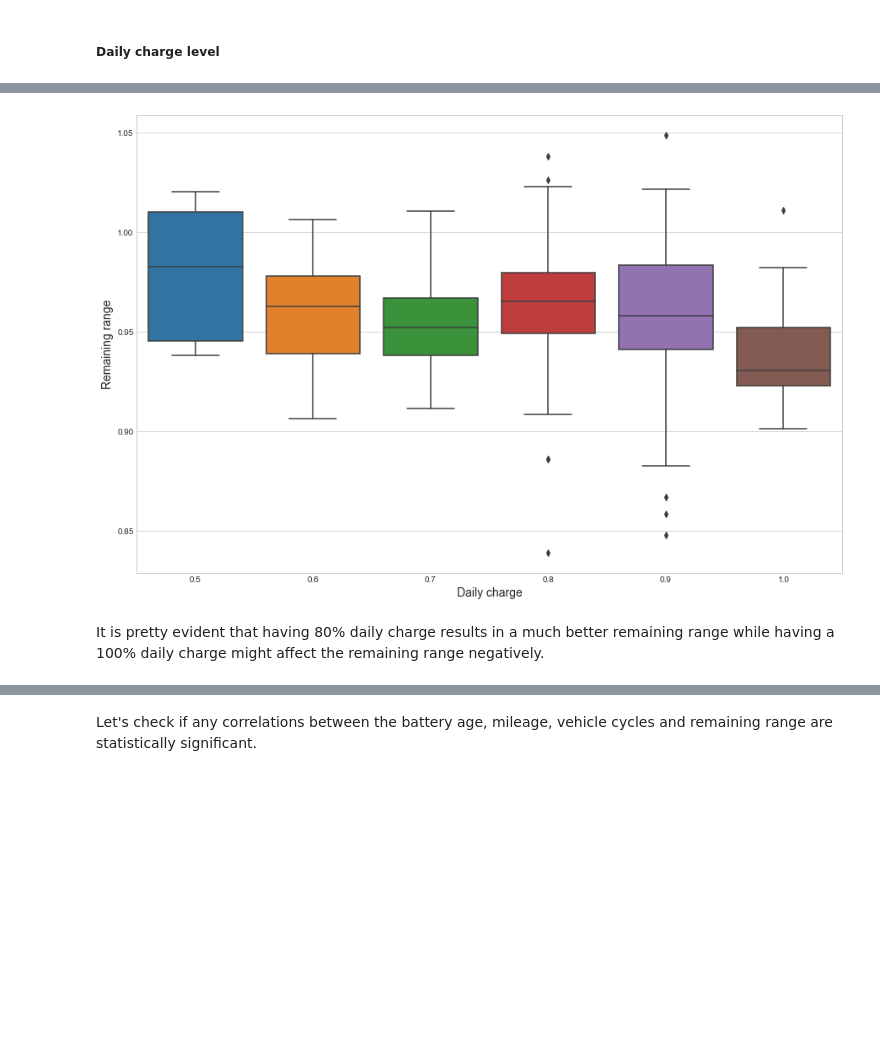
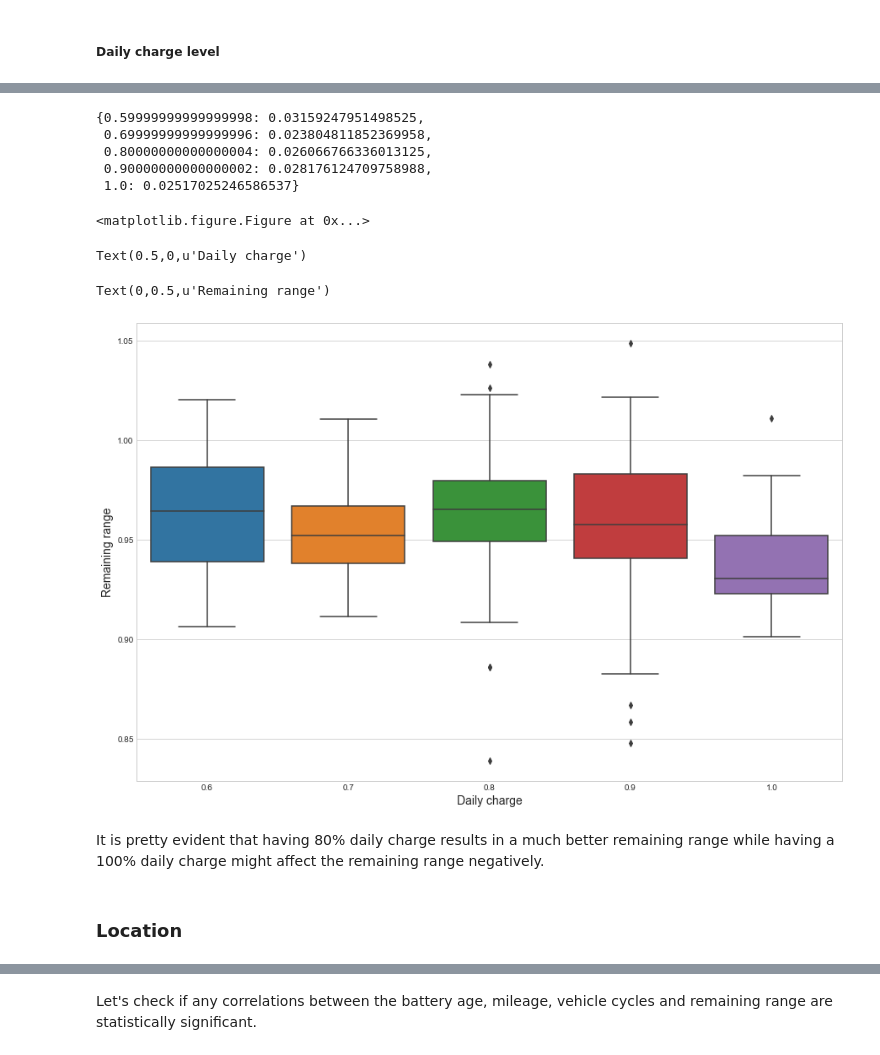
Before and after one commit to kvalentine95/capstone_data_science, a Jupyter notebook: tesla/tesla-battery-degradation.ipynb, the cells around one changed output, grey strips where cells are left out. Drawn from its saved outputs; the diff is of its cells as text; code cells hidden in the pictures; blank space fills up the shorter version.

```diff
--- a/tesla/tesla-battery-degradation.ipynb
+++ b/tesla/tesla-battery-degradation.ipynb
@@ -629,0 +645,13 @@ Supercharging frequency does not seem to affect the remaining range
+# %%
+tesla_copy = tesla_survey.copy()
+tesla_copy = tesla_copy.dropna(subset=['full_charge_frequency'])
+# %%
+tesla_copy.loc[tesla_copy.full_charge_frequency == 'B) twice a week', 'full_charge_frequency'] = 'C) weekly'
+tesla_copy.loc[tesla_copy.full_charge_frequency == 'C) weekly', 'full_charge_frequency'] = 'I) once or twice a week'
+
+frequencies = pd.unique(tesla_copy['full_charge_frequency'])
+freq_dict = {}
+for el in frequencies:
+    cond = tesla_copy.full_charge_frequency == el
+    freq_dict[el] = tesla_copy[cond].remaining_range.std()
+freq_dict
@@ -656,12 +743,33 @@ Relationship between the empty charge frequency and remaining range is not clear
+# %%
+tesla_copy1 = tesla_copy.dropna(subset=['daily_charge'])
+tesla_copy1.loc[tesla_copy1.daily_charge == 0.5, 'daily_charge'] = 0.6
+# %%
+frequencies3 = pd.unique(tesla_copy1['daily_charge'])
+freq_dict3 = {}
+for el in frequencies3:
+    cond = tesla_copy1.daily_charge == el
+    freq_dict3[el] = tesla_copy1[cond].remaining_range.std()
+freq_dict3
+# %% [output]
+{0.59999999999999998: 0.03159247951498525,
+ 0.69999999999999996: 0.023804811852369958,
+ 0.80000000000000004: 0.026066766336013125,
+ 0.90000000000000002: 0.028176124709758988,
+ 1.0: 0.02517025246586537}
 # %%
 #check how remaining range is affected by daily charge
 sns.set_style("whitegrid")
 plt.figure(figsize=(15, 10))
-ax = sns.boxplot(x='daily_charge', y='remaining_range', data=tesla_survey)
+ax = sns.boxplot(x='daily_charge', y='remaining_range', data=tesla_copy1)
 plt.xlabel('Daily charge', fontsize=14)
 plt.ylabel('Remaining range', fontsize=14)
 plt.show()
 # %% [output]
+<matplotlib.figure.Figure at 0x...>
+Text(0.5,0,u'Daily charge')
+Text(0,0.5,u'Remaining range')
-[figure, old version]
+[figure, new version]
 # %% [markdown]
 It is pretty evident that having 80% daily charge results in a much better remaining range while having a 100% daily charge might affect the remaining range negatively.
+# %% [markdown]
+<h3>Location</h3>
```
Also changed, not shown: parts of 60 cells of this notebook.
